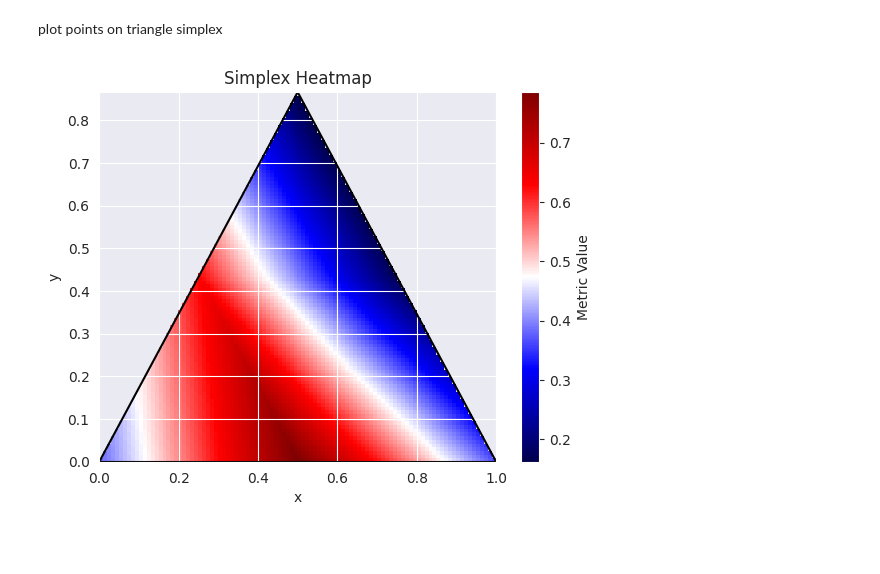
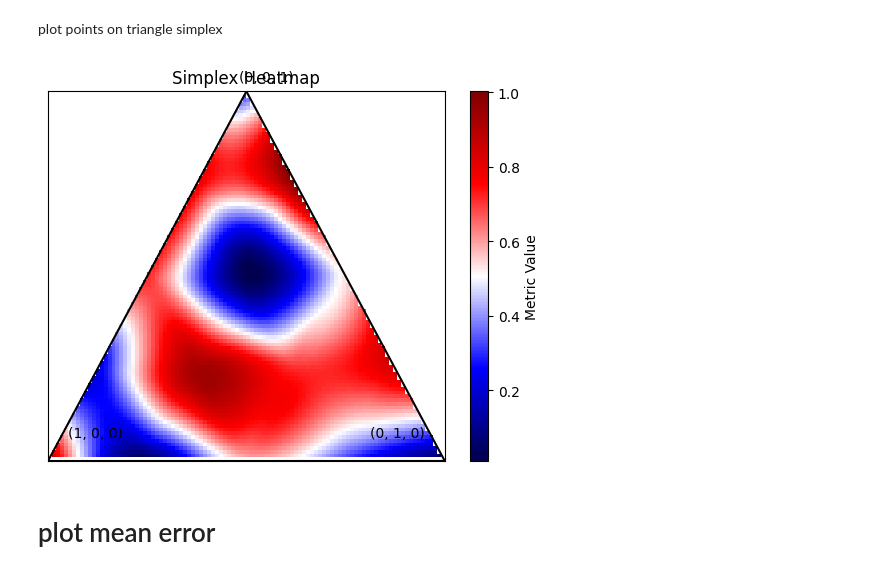
Before and after one commit to leo-schultheiss/compare_variance_residual, a Jupyter notebook: compare_variance_residual/plot_simplex.ipynb, the cells around one changed output. Saved outputs shown, nothing was run; the diff lists cells and outputs as text; code cells hidden in the pictures; blank space fills up the shorter version.

Commit message:
add labels and plotting of errors

```diff
--- a/compare_variance_residual/plot_simplex.ipynb
+++ b/compare_variance_residual/plot_simplex.ipynb
@@ -18,7 +18,7 @@ matplotlib.interactive(True)
 # %% [markdown]
 # Generate scalar points
 # %%
-SUBDIVISIONS = 1
+SUBDIVISIONS = 3
 # %%
 scalars_list = [[1,0,0], [0,1,0], [0,0,1]]
 scalars_list = np.array(scalars_list)
@@ -93,7 +126,7 @@ for scalars in scalars_list:
 # %% [markdown]
 plot points on triangle simplex
 # %%
-def plot_simplex(metric_values, interp_type='linear'):
+def plot_simplex(metric_values, interp_type='linear', ax=None):
     """Plots a simplex heatmap based on provided metric values.
 
     Args:
@@ -101,20 +134,23 @@ def plot_simplex(metric_values, interp_type='linear'):
                       The length must match the number of generated scalar points.
         interp_type: Type of interpolation to use. Can be 'linear', 'clough_tocher', or 'cubic'. Defaults to 'linear'.
     """
-    if len(metric_values) != len(scalars):
+    if len(metric_values) != len(scalars_list):
         raise ValueError("Length of metric_values must match the number of scalar points.")
 
     if interp_type not in ['linear', 'clough_tocher', 'cubic']:
         raise ValueError("Invalid interpolation type. Choose 'linear', 'clough_tocher', or 'cubic'.")
 
     # Convert to barycentric coordinates
-    barycentric_coords = scalars
+    barycentric_coords = scalars_list
 
     # Create the simplex plot
     fig, ax = plt.subplots()
 
     # Define simplex corners
     corners = np.array([[0, 0], [1, 0], [0.5, np.sqrt(3) / 2]])
+
+    # Corner labels
+    corner_labels = ['(1, 0, 0)', '(0, 1, 0)', '(0, 0, 1)']
 
     # Transform barycentric coordinates to Cartesian
     cartesian_coords = np.dot(barycentric_coords, corners)
@@ -160,14 +196,24 @@ def plot_simplex(metric_values, interp_type='linear'):
     ax.plot([corners[1, 0], corners[2, 0]], [corners[1, 1], corners[2, 1]], 'k-')
     ax.plot([corners[2, 0], corners[0, 0]], [corners[2, 1], corners[0, 1]], 'k-')
 
-    # Set axis labels and title
-    ax.set_xlabel('x')
-    ax.set_ylabel('y')
-    ax.set_title('Simplex Heatmap')
+    # Add corner labels
+    offset = 0.05
+    for i, label in enumerate(corner_labels):
+        ax.text(corners[i, 0] + offset * (1 if i != 1 else -1), corners[i, 1] + offset, label,
+                ha='center' if i == 2 else 'right' if i == 0 else 'left', va='bottom' if i != 2 else 'top')
+
+    # Remove x and y axes
+    ax.set_xticks([])
+    ax.set_yticks([])
+
+    # remove spines
+
 
     # Show plot
     plt.show()
 # %%
-plot_simplex(np.random.rand(len(scalars)))
+plot_simplex(np.random.rand(len(scalars_list)), interp_type='clough_tocher')
 # %% [output]
-[figure, old version]
+[figure, new version]
+# %% [markdown]
+# plot mean error
```
Also changed, not shown: parts of 4 cells of this notebook.
